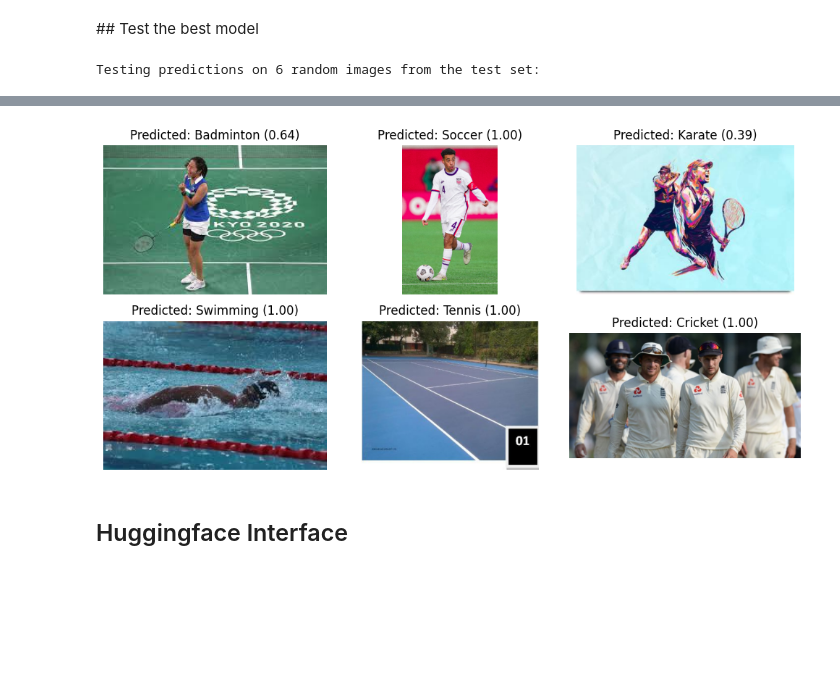
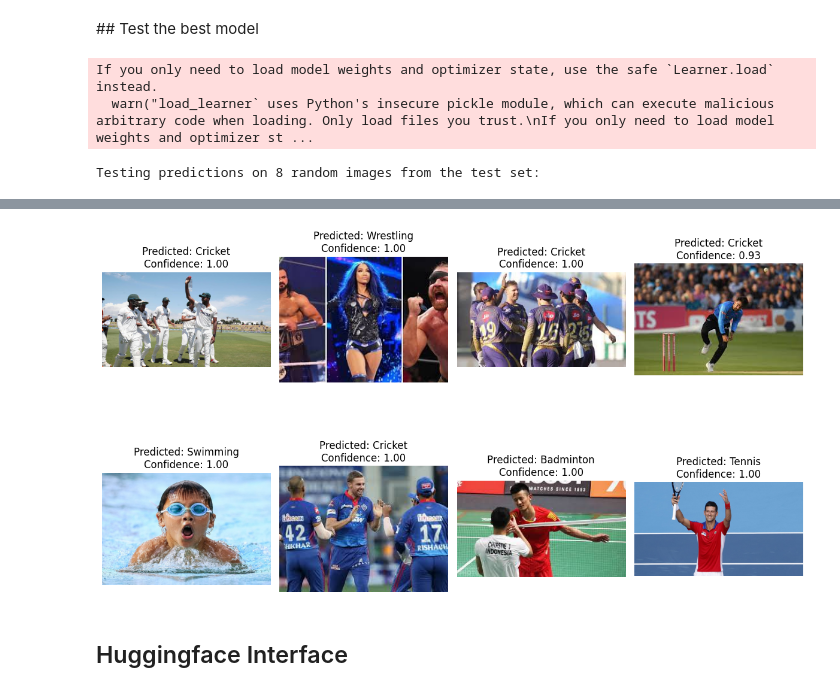
Before and after one commit to canmizrakli/sports_image_classifier, a Jupyter notebook: sports_image_classifier.ipynb, the cells around one changed output, grey strips where cells are left out. Cells and saved outputs as stored; diff of their text form; code cells hidden in the pictures; blank space fills up the shorter version.

```diff
--- a/sports_image_classifier.ipynb
+++ b/sports_image_classifier.ipynb
@@ -370,40 +262,43 @@ Model exported successfully!
 # %% [markdown]
 ## Test the best model
 # %%
-import pandas as pd
-import os
-from PIL import Image
-import matplotlib.pyplot as plt
-
 # Load the test dataframe
 df_test = pd.read_csv(TEST_CSV)
 
-# Select a few random images from the test set
-num_samples_to_show = 6
+# Load the saved model from the specified path
+model_path_b5 = "/content/drive/MyDrive/ada_mt/models/sport_classifier_b5.pkl"
+learn_loaded = load_learner(model_path_b5)
+
+# Select 8 random images from the test set
+num_samples_to_show = 8
 random_test_samples = df_test.sample(num_samples_to_show)
 
 print(f"\nTesting predictions on {num_samples_to_show} random images from the test set:")
 
-plt.figure(figsize=(10, 5))
+plt.figure(figsize=(12, 8))
 
 for i, row in enumerate(random_test_samples.values):
-    img_id = row[0] # Get the image_ID which is the first element in the row
+    img_id = row[0]  # Get the image_ID (filename) from the row
     img_path = os.path.join(TEST_DIR, img_id)
     im = Image.open(img_path)
 
-    # Make a prediction for the single image
-    # FastAI's predict method handles opening the image and applying transforms
-    pred, pred_idx, probs = learn.predict(img_path)
+    # Make a prediction for the single image using the loaded model
+    pred, pred_idx, probs = learn_loaded.predict(img_path)
 
-    plt.subplot(2, 3, i + 1)
+    # Get the confidence level for the predicted class
+    confidence = probs[pred_idx].item() # .item() converts tensor to Python number
+
+    plt.subplot(2, 4, i + 1) # 2 rows, 4 columns for 8 images
     plt.imshow(im)
-    plt.title(f"Predicted: {pred} ({probs[pred_idx]:.2f})")
+    plt.title(f"Predicted: {pred}\nConfidence: {confidence:.2f}")
     plt.axis('off')
 
 plt.tight_layout()
 plt.show()
 # %% [output]
-Testing predictions on 6 random images from the test set:
+If you only need to load model weights and optimizer state, use the safe `Learner.load` instead.
+  warn("load_learner` uses Python's insecure pickle module, which can execute malicious arbitrary code when loading. Only load files you trust.\nIf you only need to load model weights and optimizer st ...
+Testing predictions on 8 random images from the test set:
 [interactive output not drawn]
 [interactive output not drawn]
 [interactive output not drawn]
@@ -413,4 +310,4 @@ Testing predictions on 6 random images from the test set:
-[figure, old version]
+[figure, new version]
 # %% [markdown]
 ## Huggingface Interface
 # %%
```
Also changed, not shown: parts of 14 cells of this notebook.
